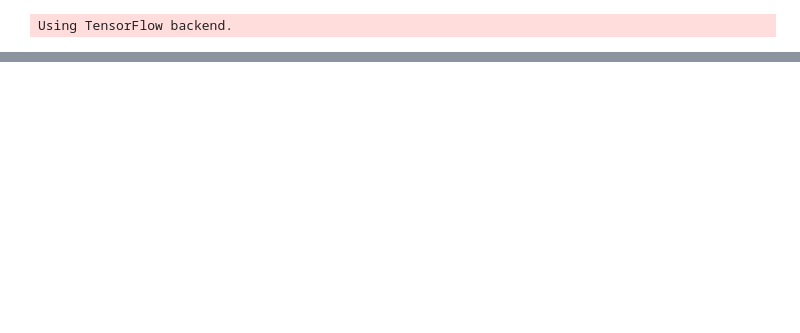
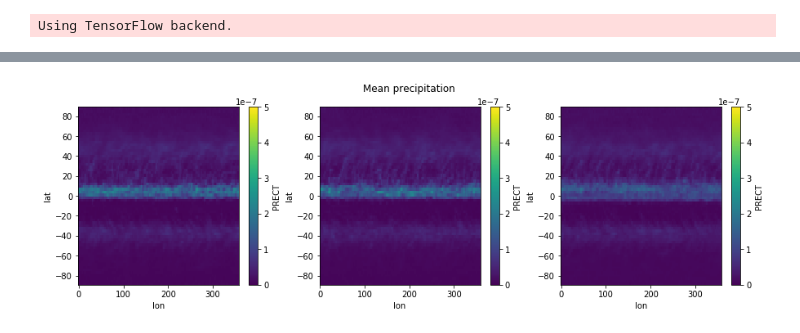
Before and after one commit to raspstephan/CBRAIN-CAM, a Jupyter notebook: notebooks/dev/compare-fbp-32col.ipynb, the cells around one changed output, grey strips where cells are left out. Saved outputs shown, nothing was run; the diff lists cells and outputs as text; code cells hidden in the pictures; blank space fills up the shorter version.

```diff
--- a/notebooks/dev/compare-fbp-32col.ipynb
+++ b/notebooks/dev/compare-fbp-32col.ipynb
@@ -113,0 +64,5 @@ plt.hist((a - b).flat, bins=100);
+# %%
+comp(lambda d: d['PRECT'].mean('time'), vmin=0, vmax=5e-7)
+plt.gcf().suptitle('Mean precipitation');
+# %% [output]
+[figure, added]
```
Also changed, not shown: parts of 54 cells of this notebook.
